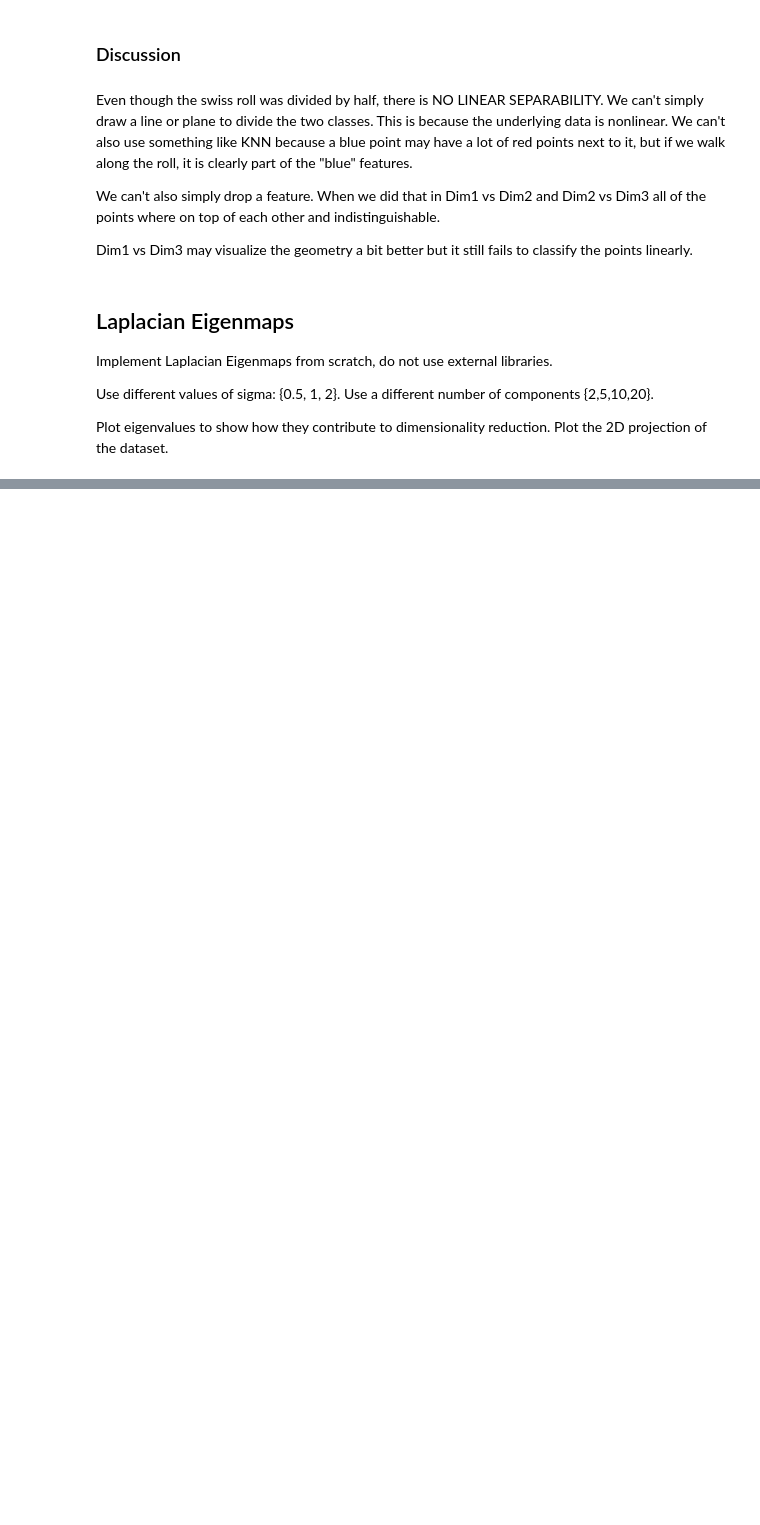
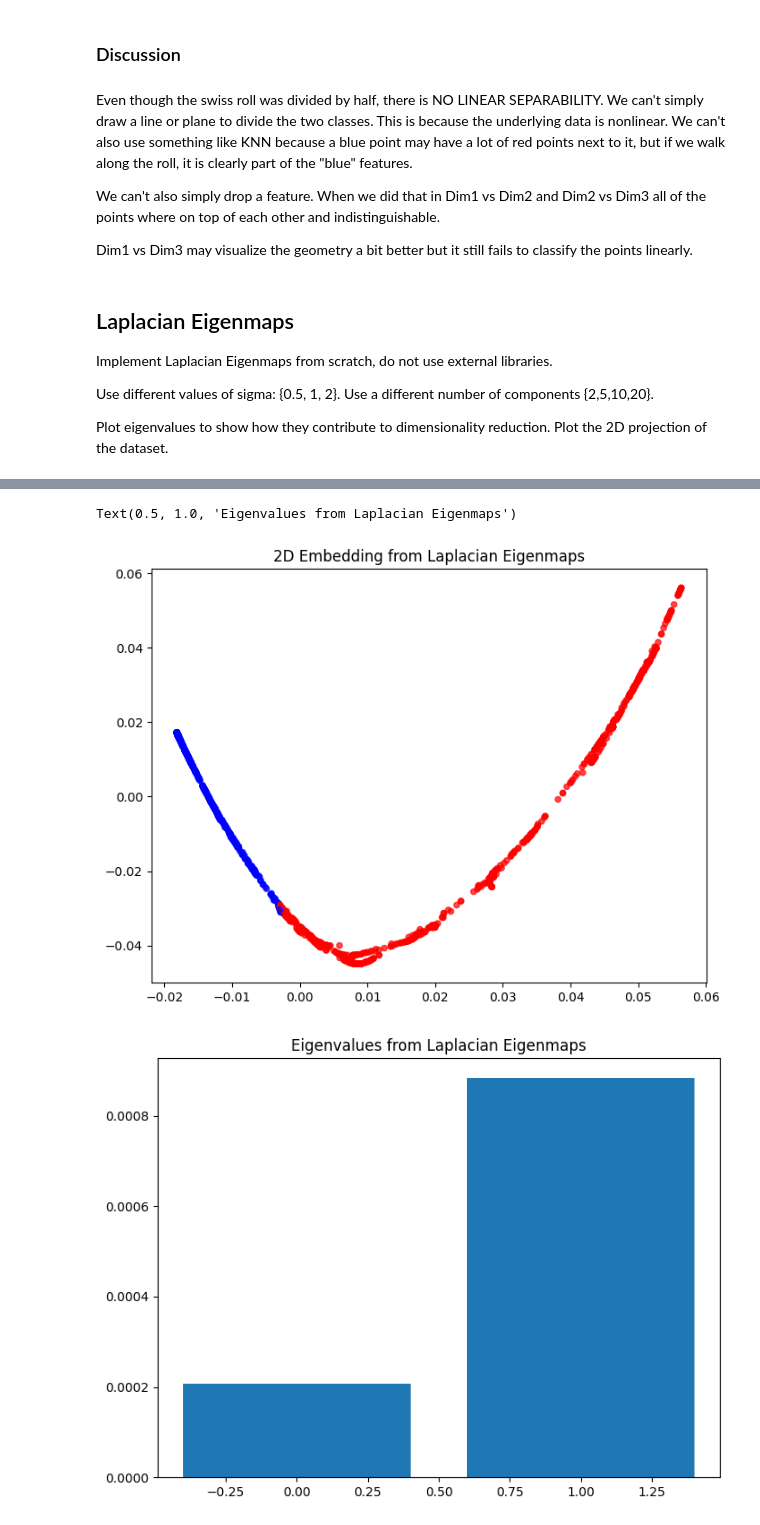
Before and after one commit to shadyalattarr/Data-Mining-Assignments, a Jupyter notebook: Lab 2/lab_2.ipynb, the cells around one changed output, grey strips where cells are left out. Cells and saved outputs as stored; diff of their text form; code cells hidden in the pictures; blank space fills up the shorter version.

```diff
--- a/Lab 2/lab_2.ipynb
+++ b/Lab 2/lab_2.ipynb
@@ -198,0 +260,14 @@ Plot eigenvalues to show how they contribute to dimensionality reduction. Plot t
+# %%
+laplacian_x, laplacian_eigenvalues = laplacian_eigenmaps(X, n_components=2, epsilon=2.0)
+
+plt.figure(figsize=(8, 6))
+plt.scatter(laplacian_x[:, 0], laplacian_x[:, 1], c=y, cmap='bwr', alpha=0.7, s=20)
+plt.title("2D Embedding from Laplacian Eigenmaps")
+
+plt.figure(figsize=(8, 6))
+plt.bar(range(len(laplacian_eigenvalues)), laplacian_eigenvalues)
+plt.title("Eigenvalues from Laplacian Eigenmaps")
+# %% [output]
+Text(0.5, 1.0, 'Eigenvalues from Laplacian Eigenmaps')
+[figure, added]
+[figure, added]
```
Also changed, not shown: parts of 5 cells of this notebook, 1 other file.
